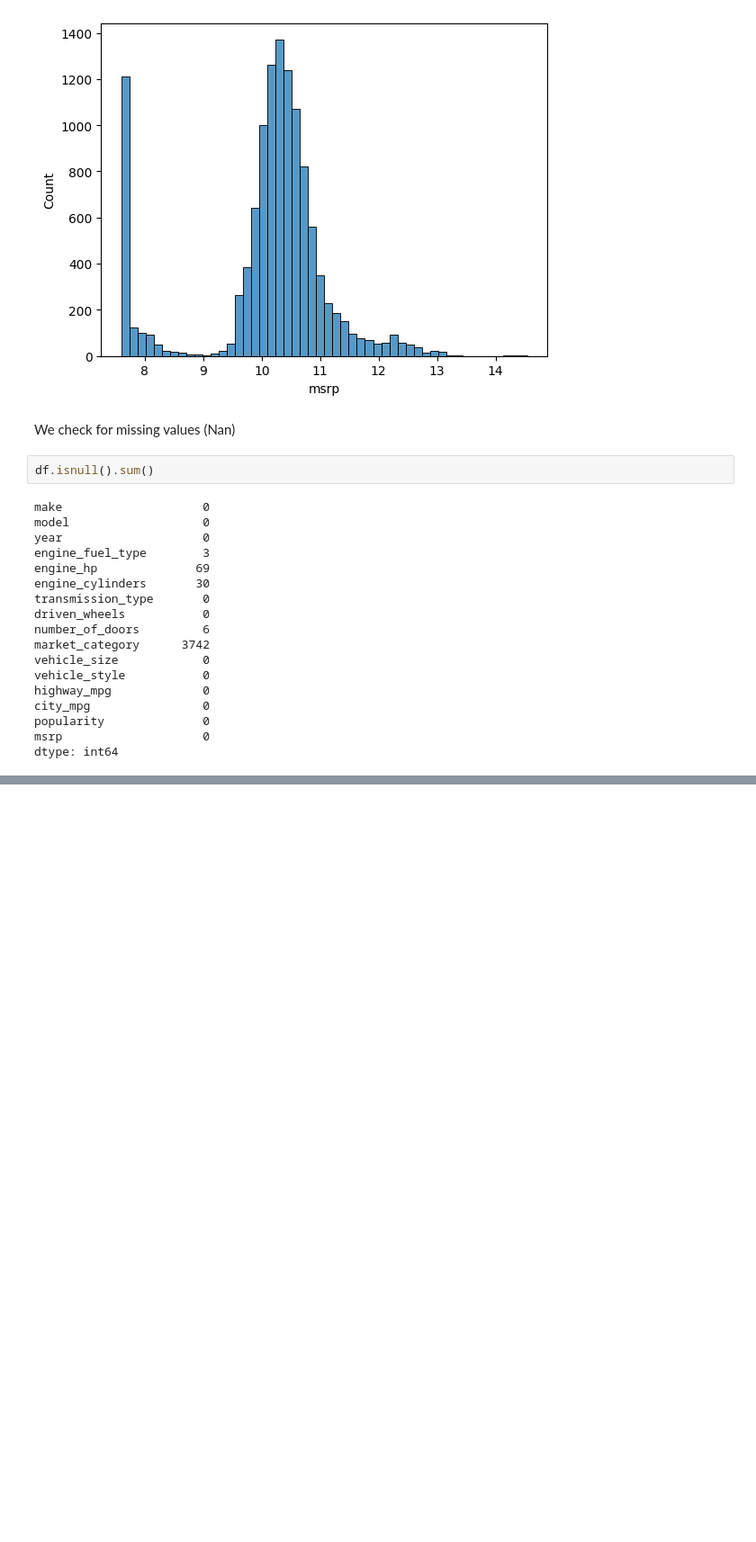
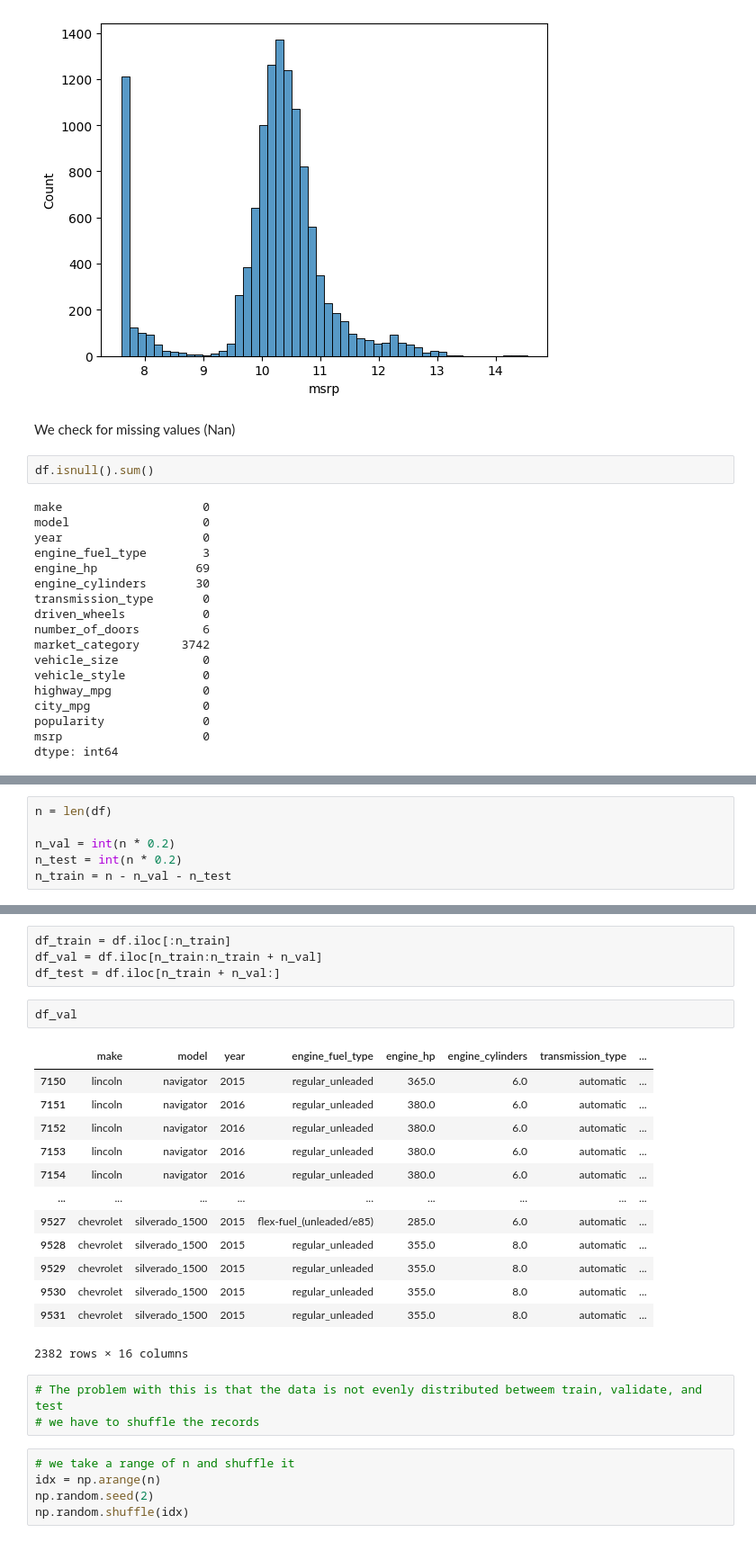
Before and after one commit to Abasi-ifreke/ml-zoomcamp, a Jupyter notebook: 02-regression/01-data-prep.ipynb, the cells around one changed output, grey strips where cells are left out. Shown: that part at 90% size. Cells and saved outputs as stored; diff of their text form; blank space fills up the shorter version.

```diff
--- a/02-regression/01-data-prep.ipynb
+++ b/02-regression/01-data-prep.ipynb
@@ -255,0 +258,6 @@ dtype: int64
+# %%
+n = len(df)
+
+n_val = int(n * 0.2)
+n_test = int(n * 0.2)
+n_train = n - n_val - n_test
@@ -255,0 +281,28 @@ dtype: int64
+# %%
+df_train = df.iloc[:n_train]
+df_val = df.iloc[n_train:n_train + n_val]
+df_test = df.iloc[n_train + n_val:]
+# %%
+df_val
+# %% [output]
+|  | make | model | year | engine_fuel_type | engine_hp | engine_cylinders | transmission_type | ... |
+| 7150 | lincoln | navigator | 2015 | regular_unleaded | 365.0 | 6.0 | automatic | ... |
+| 7151 | lincoln | navigator | 2016 | regular_unleaded | 380.0 | 6.0 | automatic | ... |
+| 7152 | lincoln | navigator | 2016 | regular_unleaded | 380.0 | 6.0 | automatic | ... |
+| 7153 | lincoln | navigator | 2016 | regular_unleaded | 380.0 | 6.0 | automatic | ... |
+| 7154 | lincoln | navigator | 2016 | regular_unleaded | 380.0 | 6.0 | automatic | ... |
+| ... | ... | ... | ... | ... | ... | ... | ... | ... |
+| 9527 | chevrolet | silverado_1500 | 2015 | flex-fuel_(unleaded/e85) | 285.0 | 6.0 | automatic | ... |
+| 9528 | chevrolet | silverado_1500 | 2015 | regular_unleaded | 355.0 | 8.0 | automatic | ... |
+| 9529 | chevrolet | silverado_1500 | 2015 | regular_unleaded | 355.0 | 8.0 | automatic | ... |
+| 9530 | chevrolet | silverado_1500 | 2015 | regular_unleaded | 355.0 | 8.0 | automatic | ... |
+| 9531 | chevrolet | silverado_1500 | 2015 | regular_unleaded | 355.0 | 8.0 | automatic | ... |
+2382 rows × 16 columns
+# %%
+# The problem with this is that the data is not evenly distributed betweem train, validate, and test
+# we have to shuffle the records
+# %%
+# we take a range of n and shuffle it
+idx = np.arange(n)
+np.random.seed(2)
+np.random.shuffle(idx)
```
Also changed, not shown: parts of 20 cells of this notebook.
